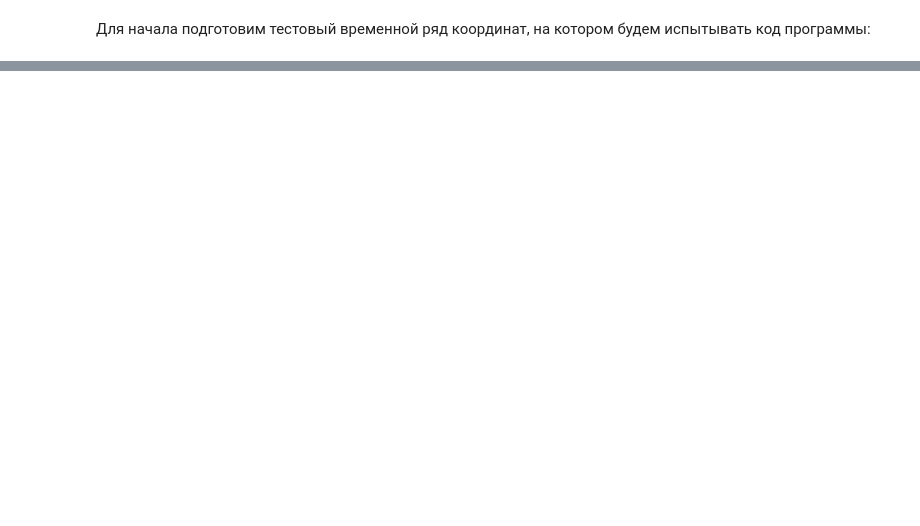
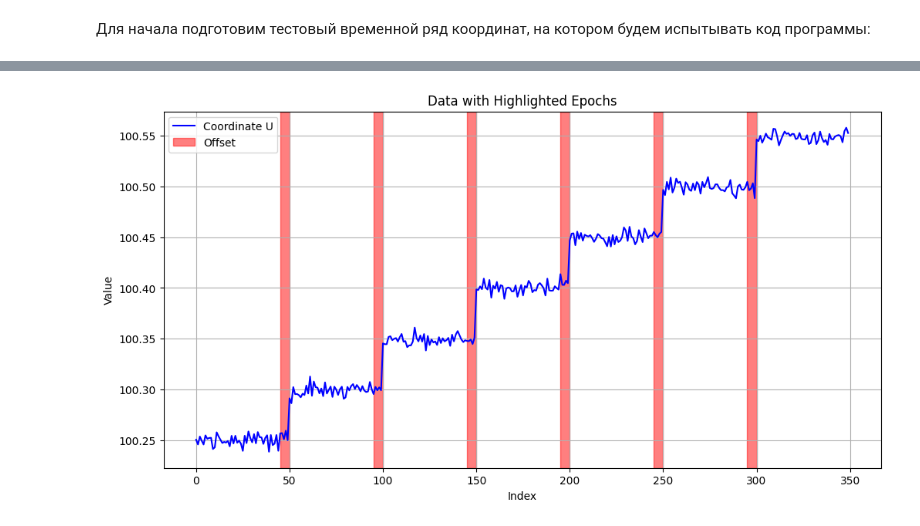
Before and after one commit to Artmalik92/Congruence-Test-For-Students, a Jupyter notebook: geometry_test.ipynb, the cells around one changed output, grey strips where cells are left out. Saved outputs shown, nothing was run; the diff lists cells and outputs as text; code cells hidden in the pictures; blank space fills up the shorter version.

```diff
--- a/geometry_test.ipynb
+++ b/geometry_test.ipynb
@@ -90,0 +191,2 @@ def geometric_chi_test_calc(time_series_frag,
+# %%
+X_WLS, Qv_WLS, test_statistic, rejected_epochs = geometric_chi_test_statictics(df1,5,0.05)
@@ -90,0 +212,24 @@ def geometric_chi_test_calc(time_series_frag,
+# %%
+import matplotlib.pyplot as plt
+
+# Create a plot
+plt.figure(figsize=(12, 6))
+
+# Plot the first column of the DataFrame
+plt.plot(df1[2], label='Coordinate U', color='blue')
+
+# Highlight the epochs
+for epoch in rejected_epochs:
+    plt.axvspan(epoch, epoch + 5, color='red', alpha=0.5, label=f'Offset' if epoch == rejected_epochs[0] else "")
+
+# Add labels and title
+plt.title('Data with Highlighted Epochs')
+plt.xlabel('Index')
+plt.ylabel('Value')
+plt.legend()
+plt.grid()
+
+# Show the plot
+plt.show()
+# %% [output]
+[figure, added]
```
Also changed, not shown: parts of 10 cells of this notebook.
